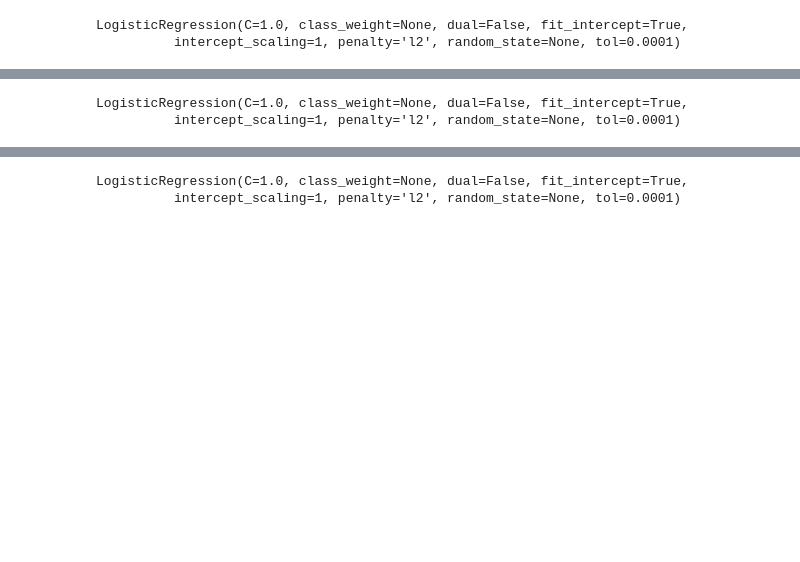
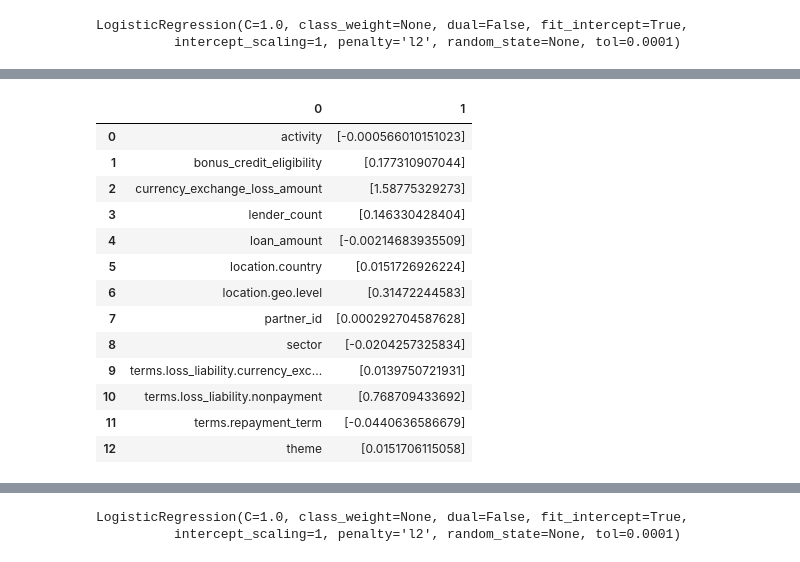
Before and after one commit to hslee16/GA_project, a Jupyter notebook: ga_project.ipynb, the cells around one changed output, grey strips where cells are left out. Drawn from its saved outputs; the diff is of its cells as text; code cells hidden in the pictures; blank space fills up the shorter version.

```diff
--- a/ga_project.ipynb
+++ b/ga_project.ipynb
@@ -232,9 +211,20 @@ X_train, X_test, y_train, y_test = train_test_split(newdata, Y, random_state=12,
-# %%
-clf = LogisticRegression()
-clf.fit(X_train, y_train)
-# %% [output]
-LogisticRegression(C=1.0, class_weight=None, dual=False, fit_intercept=True,
-          intercept_scaling=1, penalty='l2', random_state=None, tol=0.0001)
+# %%
+pd.DataFrame(zip(loans,clf.coef_.T))
+# %% [output]
+|  | 0 | 1 |
+| 0 | activity | [-0.000566010151023] |
+| 1 | bonus_credit_eligibility | [0.177310907044] |
+| 2 | currency_exchange_loss_amount | [1.58775329273] |
+| 3 | lender_count | [0.146330428404] |
+| 4 | loan_amount | [-0.00214683935509] |
+| 5 | location.country | [0.0151726926224] |
+| 6 | location.geo.level | [0.31472244583] |
+| 7 | partner_id | [0.000292704587628] |
+| 8 | sector | [-0.0204257325834] |
+| 9 | terms.loss_liability.currency_exc... | [0.0139750721931] |
+| 10 | terms.loss_liability.nonpayment | [0.768709433692] |
+| 11 | terms.repayment_term | [-0.0440636586679] |
+| 12 | theme | [0.0151706115058] |
 # %%
 y_pred = clf.predict(X_test)
 cm = confusion_matrix(y_test, y_pred)
```
Also changed, not shown: parts of 60 cells of this notebook, 1 other file.
